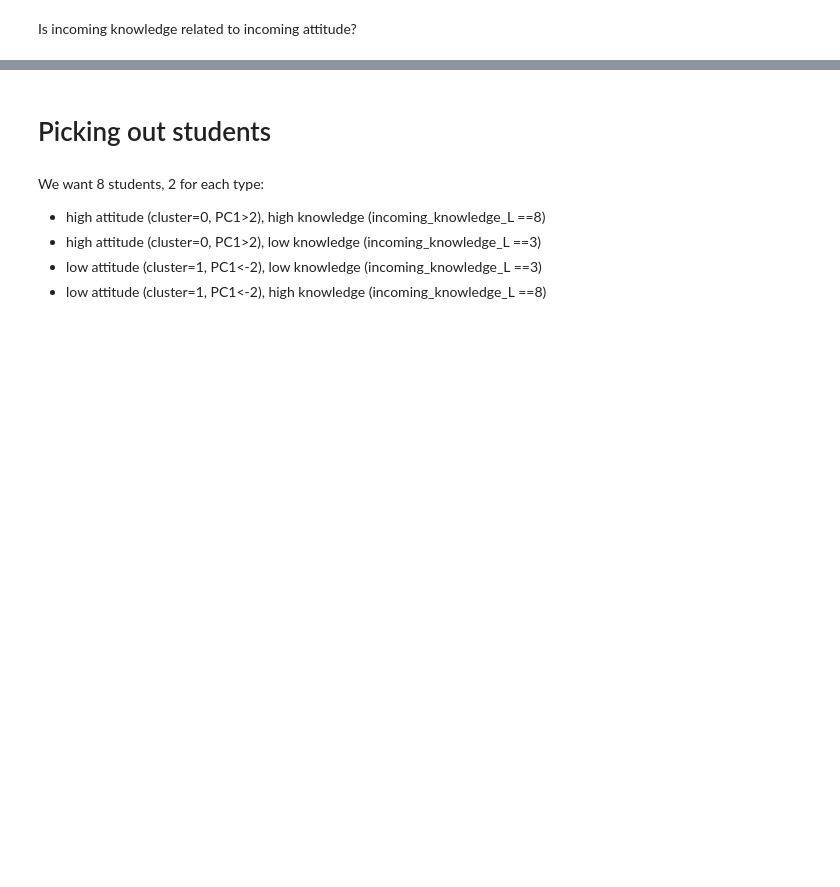
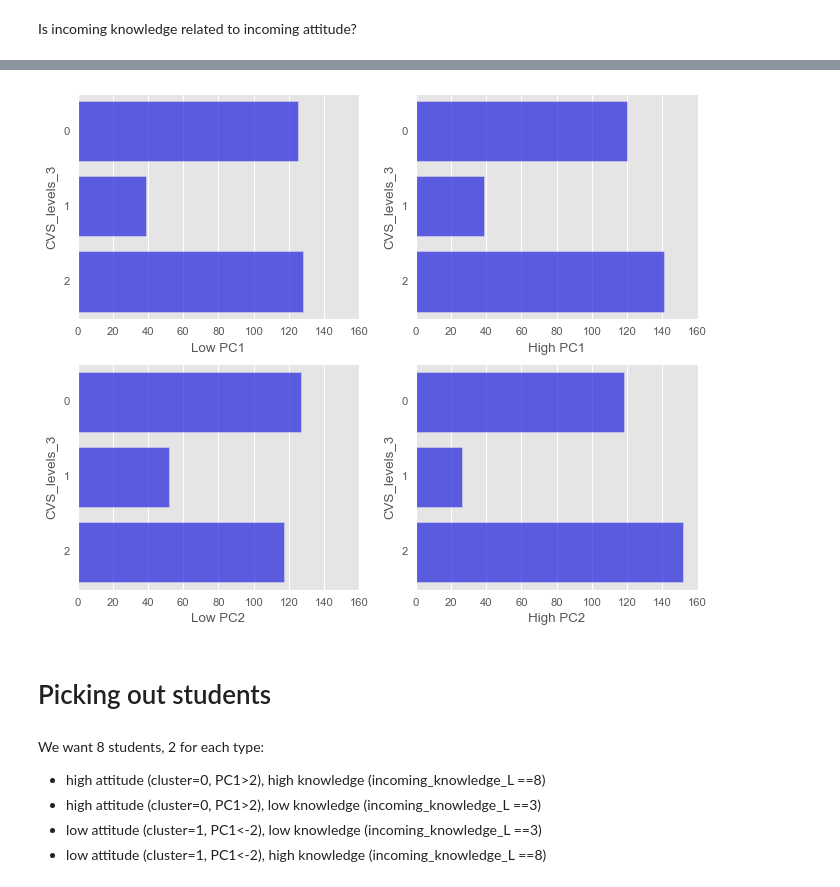
Before and after one commit to jmassall/inquiry_virtualLabs_study, a Jupyter notebook: analysis/incoming_attributes_analysis.ipynb, the cells around one changed output, grey strips where cells are left out. Drawn from its saved outputs; the diff is of its cells as text; code cells hidden in the pictures; blank space fills up the shorter version.

```diff
--- a/analysis/incoming_attributes_analysis.ipynb
+++ b/analysis/incoming_attributes_analysis.ipynb
@@ -195,0 +197,3 @@ know_columns = ['Concentration','Wavelength','Width','Area','Separation','Batter
+# %%
+storyline_data = pd.read_csv('dataframe_all_factors_by_student_x_variable.csv')
+cvs_data = storyline_data[['CVS_levels_3','variable','sid']]
@@ -336,0 +388,4 @@ plt.legend()
+# %%
+cvs_data_with_pc = cvs_data.merge(data[['PC1','PC2','sid']], how='left',on='sid')
+# cvs_data_with_pc.reset_index(inplace=True)
+cvs_data_with_pc.sort_values(by='sid').head()
@@ -337,3 +399,18 @@ plt.legend()
+# %%
+fig,ax = plt.subplots(nrows=2,ncols=2,figsize=(10,8))
+sns.countplot(data=cvs_data_with_pc[cvs_data_with_pc['PC1']<=0],y='CVS_levels_3',ax=ax[0,0],label='Low PC1',color='blue',alpha=0.7);ax[0,0].set(xlabel='Low PC1');ax[0,0].set(xlim=(0,160));
+sns.countplot(data=cvs_data_with_pc[cvs_data_with_pc['PC1']>0],y='CVS_levels_3',ax=ax[0,1],label='High PC1',color='blue',alpha=0.7);ax[0,1].set(xlabel='High PC1');ax[0,1].set(xlim=(0,160));
+sns.countplot(data=cvs_data_with_pc[cvs_data_with_pc['PC2']<=0],y='CVS_levels_3',ax=ax[1,0],label='Low PC2',color='blue',alpha=0.7);ax[1,0].set(xlabel='Low PC2');ax[1,0].set(xlim=(0,160));
+sns.countplot(data=cvs_data_with_pc[cvs_data_with_pc['PC2']>0],y='CVS_levels_3',ax=ax[1,1],label='High PC2',color='blue',alpha=0.7);ax[1,1].set(xlabel='High PC2');ax[1,1].set(xlim=(0,160));
+#     ax[N].set(ylabel='')
+#     ax[N].set(xlabel='')
+#     ax[N].set(yticklabels = ['','','',''])
+#     ax[N].set(xlim=(0,180))
+# ax[0].set(ylabel='main score')
+# ax[1].set(xlabel='Number of students')
+# ax[0].set(yticklabels = ['None-all incorrect','Identify','Qualitative','Quantitative']);
+# %% [output]
+[figure, added]
 # %% [markdown]
 # Picking out students
 # %% [markdown]
```
Also changed, not shown: parts of 16 cells of this notebook.
